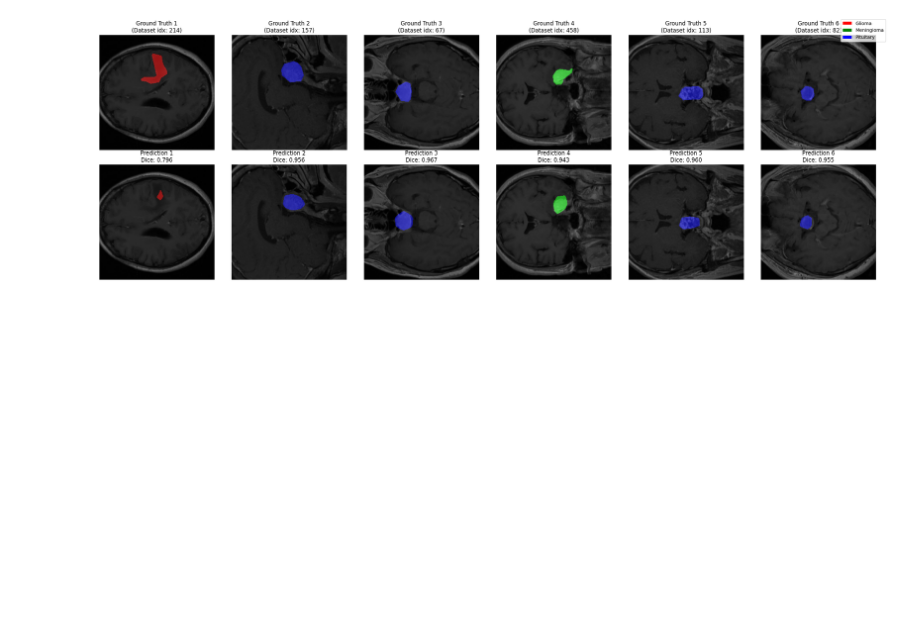
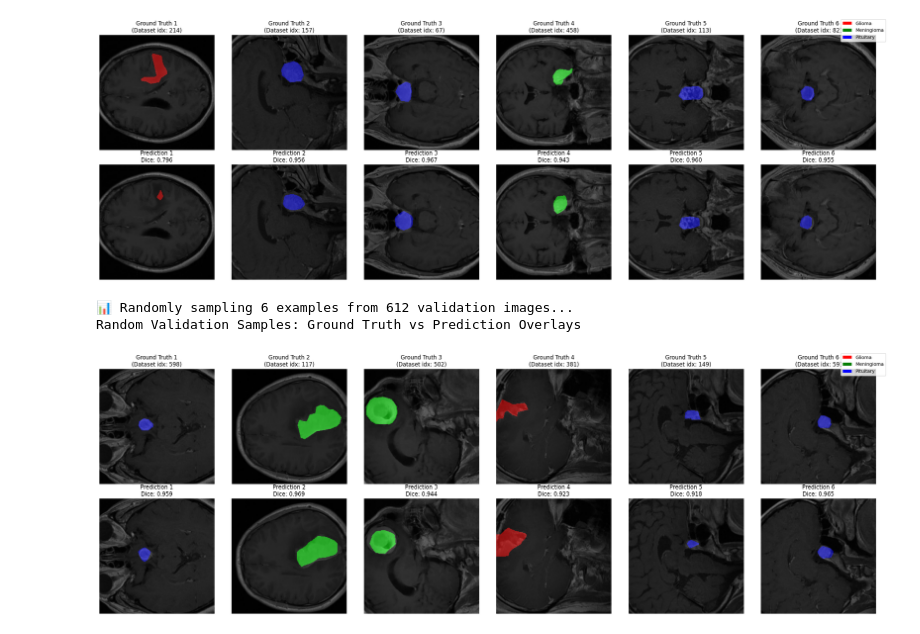
Before and after one commit to nramira/dino_finetuning, a Jupyter notebook: notebooks/semantic_segmentation.ipynb, the cells around one changed output. Saved outputs shown, nothing was run; the diff lists cells and outputs as text; code cells hidden in the pictures; blank space fills up the shorter version.

Commit message:
Add Dinov3 validation evaluation

```diff
--- a/notebooks/semantic_segmentation.ipynb
+++ b/notebooks/semantic_segmentation.ipynb
@@ -1027,3 +1051,15 @@ prediction_examples = visualize_validation_predictions_with_overlay(
 📊 Randomly sampling 6 examples from 612 validation images...
 Random Validation Samples: Ground Truth vs Prediction Overlays
 [figure]
+# %%
+prediction_examples = visualize_validation_predictions_with_overlay(
+    model=dinov3_segmentation_model,
+    validation_dataloader=dinov3_validation_dataloader,
+    device=device,
+    max_examples=6,
+    alpha=0.5,
+)
+# %% [output]
+📊 Randomly sampling 6 examples from 612 validation images...
+Random Validation Samples: Ground Truth vs Prediction Overlays
+[figure, added]
```
Also changed, not shown: parts of 1 cell of this notebook.
